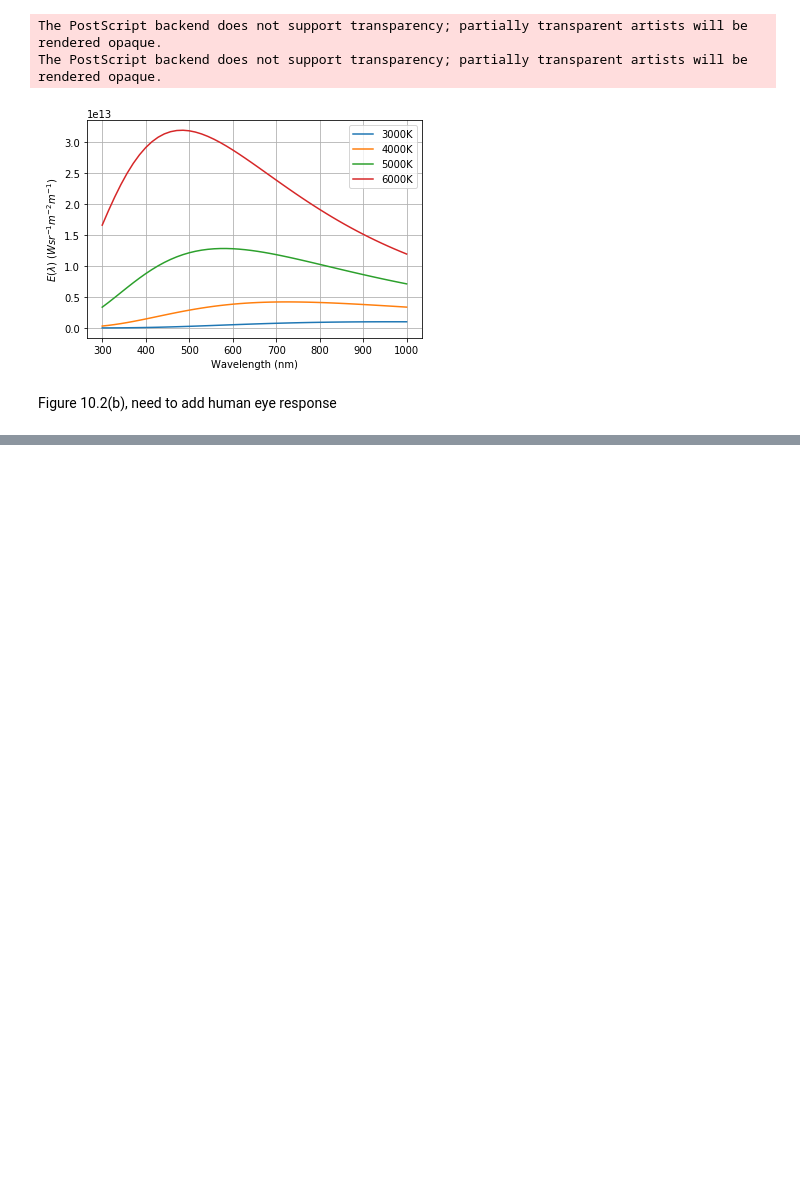
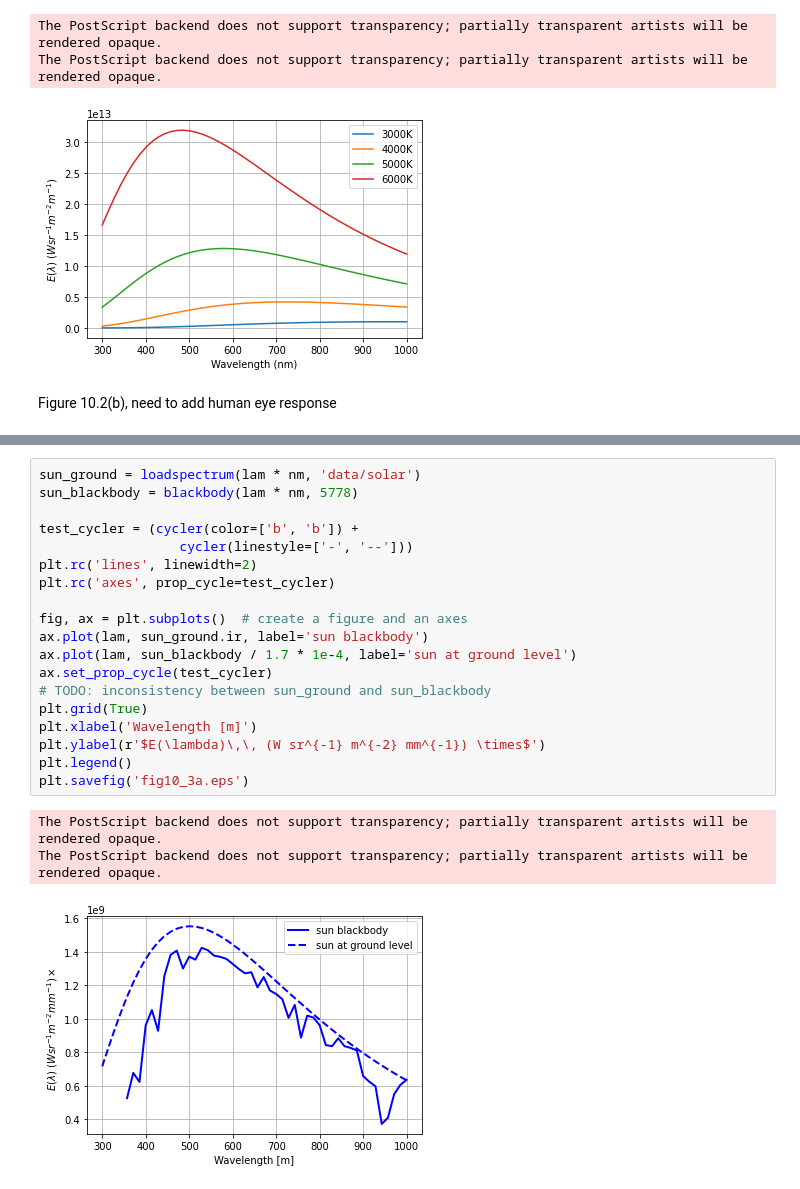
Before and after one commit to petercorke/machinevision-toolbox-python, a Jupyter notebook: machinevisiontoolbox/chap10.ipynb, the cells around one changed output, grey strips where cells are left out. Drawn from its saved outputs; the diff is of its cells as text; blank space fills up the shorter version.

Commit message:
first commit from Dorian. Coded loadspectrum in color.py, along with unit tests in test_color.py, and initial figures in chap10.ipynb

```diff
--- a/machinevisiontoolbox/chap10.ipynb
+++ b/machinevisiontoolbox/chap10.ipynb
@@ -41,0 +45,23 @@ The PostScript backend does not support transparency; partially transparent arti
+# %%
+sun_ground = loadspectrum(lam * nm, 'data/solar')
+sun_blackbody = blackbody(lam * nm, 5778)
+
+test_cycler = (cycler(color=['b', 'b']) +
+                  cycler(linestyle=['-', '--']))
+plt.rc('lines', linewidth=2)
+plt.rc('axes', prop_cycle=test_cycler)
+
+fig, ax = plt.subplots()  # create a figure and an axes
+ax.plot(lam, sun_ground.ir, label='sun blackbody')
+ax.plot(lam, sun_blackbody / 1.7 * 1e-4, label='sun at ground level')
+ax.set_prop_cycle(test_cycler)
+# TODO: inconsistency between sun_ground and sun_blackbody
+plt.grid(True)
+plt.xlabel('Wavelength [m]')
+plt.ylabel(r'$E(\lambda)\,\, (W sr^{-1} m^{-2} mm^{-1}) \times$')
+plt.legend()
+plt.savefig('fig10_3a.eps')
+# %% [output]
+The PostScript backend does not support transparency; partially transparent artists will be rendered opaque.
+The PostScript backend does not support transparency; partially transparent artists will be rendered opaque.
+[figure, added]
```
Also changed, not shown: parts of 3 cells of this notebook, 4 other files.
